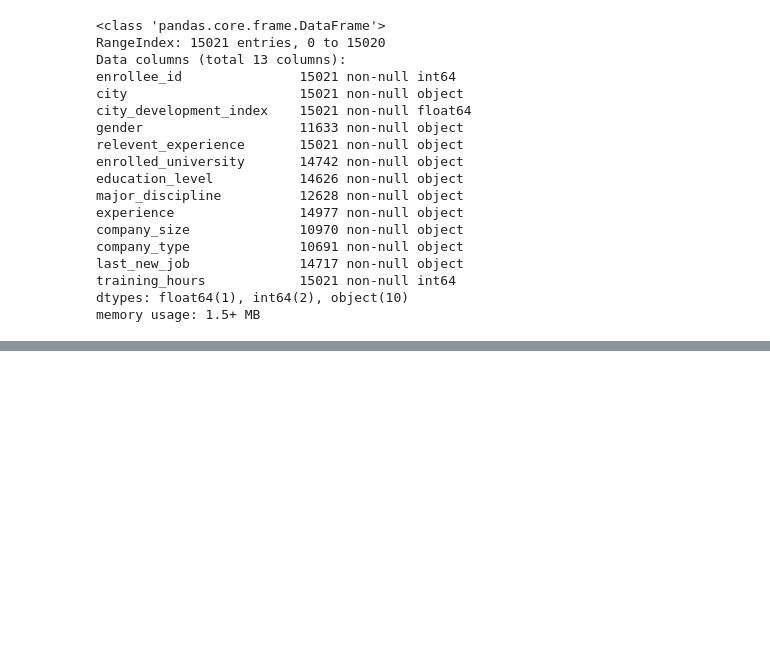
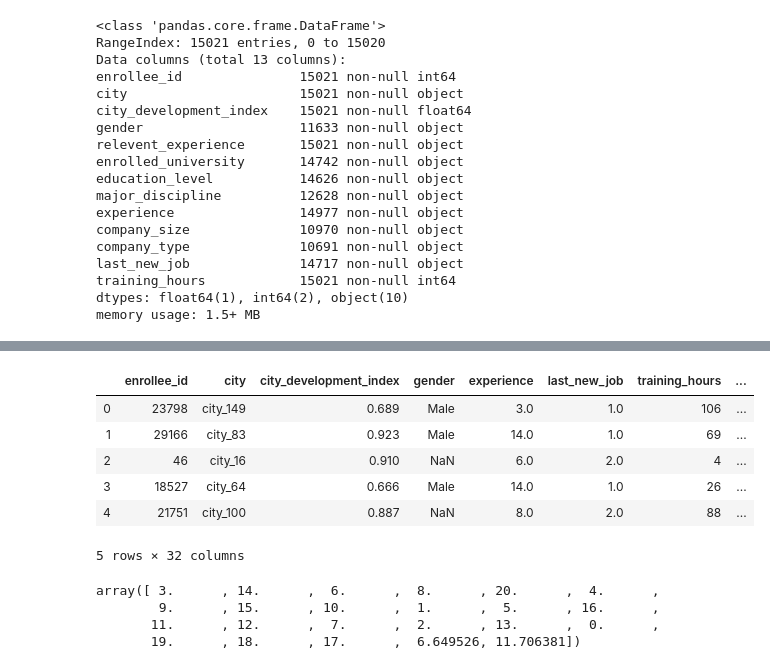
Before and after one commit to HemanthReddy99/JanataHack, a Jupyter notebook: JanaraHack4 - HR Analytics/Data Exploration.ipynb, the cells around one changed output, grey strips where cells are left out. Drawn from its saved outputs; the diff is of its cells as text; code cells hidden in the pictures; blank space fills up the shorter version.

```diff
--- a/JanaraHack4 - HR Analytics/Data Exploration.ipynb
+++ b/JanaraHack4 - HR Analytics/Data Exploration.ipynb
@@ -636,0 +750,29 @@ memory usage: 1.5+ MB
+# %%
+appenddf = pd.get_dummies(df['company_size'],drop_first=True)
+
+
+df = pd.concat([df.drop('company_size',axis=1),appenddf], axis=1)
+
+df.head()
+
+appenddf = pd.get_dummies(df['company_type'],drop_first=True)
+
+
+df = pd.concat([df.drop('company_type',axis=1),appenddf], axis=1)
+
+df.head()
+# %% [output]
+|  | enrollee_id | city | city_development_index | gender | experience | last_new_job | training_hours | ... |
+| 0 | 23798 | city_149 | 0.689 | Male | 3.0 | 1.0 | 106 | ... |
+| 1 | 29166 | city_83 | 0.923 | Male | 14.0 | 1.0 | 69 | ... |
+| 2 | 46 | city_16 | 0.910 | NaN | 6.0 | 2.0 | 4 | ... |
+| 3 | 18527 | city_64 | 0.666 | Male | 14.0 | 1.0 | 26 | ... |
+| 4 | 21751 | city_100 | 0.887 | NaN | 8.0 | 2.0 | 88 | ... |
+5 rows × 32 columns
+# %%
+df['experience'].unique()
+# %% [output]
+array([ 3.      , 14.      ,  6.      ,  8.      , 20.      ,  4.      ,
+        9.      , 15.      , 10.      ,  1.      ,  5.      , 16.      ,
+       11.      , 12.      ,  7.      ,  2.      , 13.      ,  0.      ,
+       19.      , 18.      , 17.      ,  6.649526, 11.706381])
```
Also changed, not shown: parts of 37 cells of this notebook.
